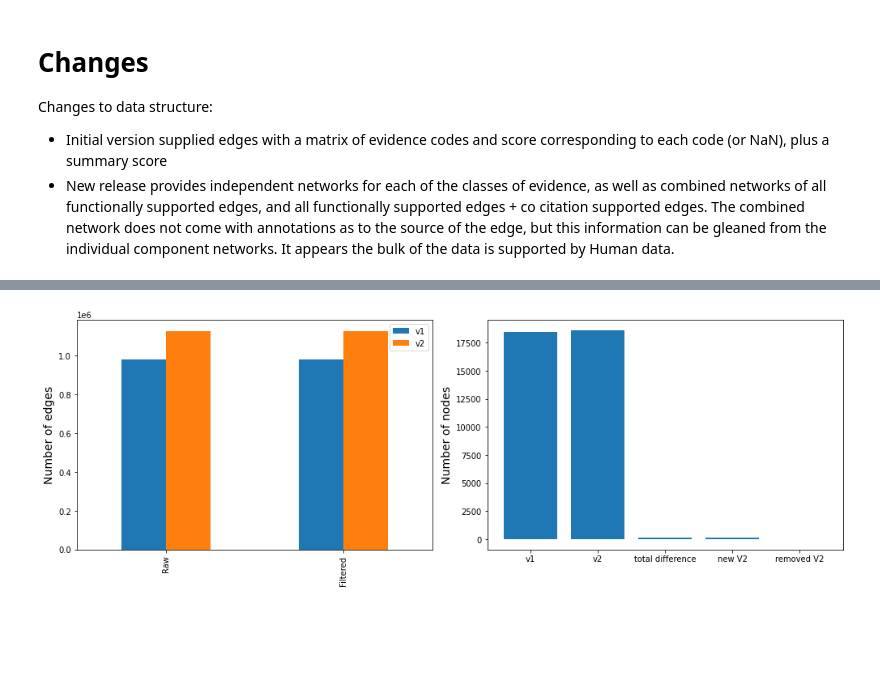
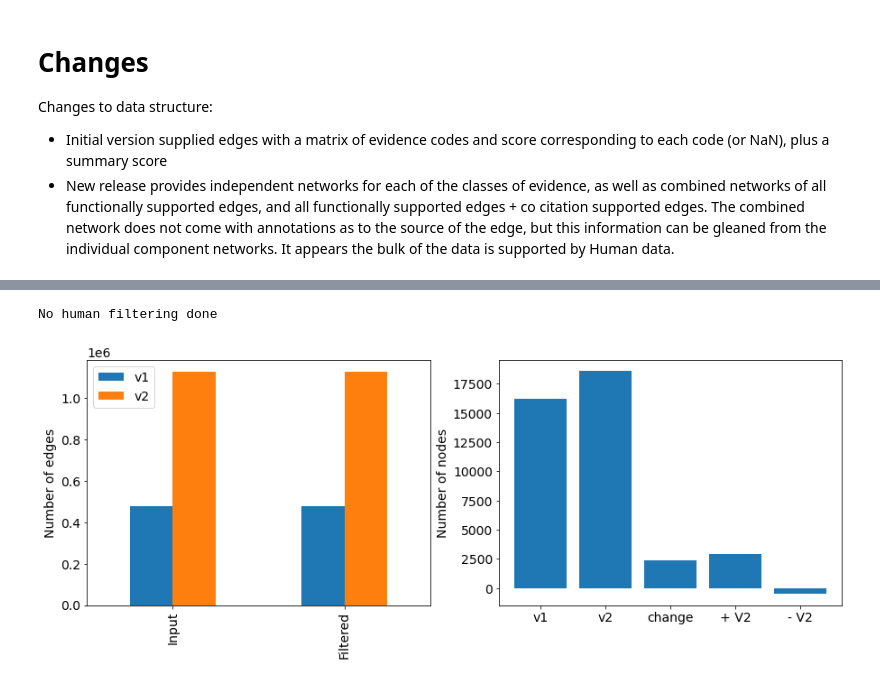
Before and after one commit to sarah-n-wright/Network_Evaluation_Tools, a Jupyter notebook: Network Processing Notebooks/HumanNet Processing.ipynb, the cells around one changed output, grey strips where cells are left out. Drawn from its saved outputs; the diff is of its cells as text; code cells hidden in the pictures; blank space fills up the shorter version.

Commit message:
Updated variables, symbols, plotting for HumanNet

```diff
--- a/Network Processing Notebooks/HumanNet Processing.ipynb
+++ b/Network Processing Notebooks/HumanNet Processing.ipynb
@@ -211,7 +163,7 @@ print(len(query_edgelist), "HumanNet Edges")
 # %% [markdown]
 ##  Convert genes from Entrez ID to HUGO Symbol
 # %%
-query_string, valid_genes, invalid_genes = gct.query_constructor(HumanNet_Raw_Genes)
+query_string, valid_genes, invalid_genes = gct.query_constructor(genes)
 # %% [output]
 16243 Valid Query Genes
 0 Invalid Query Genes
@@ -231,4 +183,6 @@ Batch query complete: 14.94 seconds
 16243 Matched query results
+# %%
+match_list = pd.DataFrame.from_dict(match_list)
 # %%
 match_table_trim, query_to_symbol, query_to_entrez = gct.construct_query_map_table(match_list, valid_genes)
 # %% [output]
@@ -242,5 +195,5 @@ Query mapping table/dictionary construction complete: 2.43 seconds
 # %%
 %%time
 # Convert weighted edge list
-HumanNet_edgelist_symbol = gct.convert_edgelist(query_edgelist, query_to_symbol, weighted=True)
+edgelist_symbol = gct.convert_edgelist(edgelist, query_to_symbol)
 # %% [output]
@@ -249,6 +202,6 @@ Wall time: 249 ms
 # %%
 # Filter converted edge list
-HumanNet_edgelist_symbol_filt = gct.filter_converted_edgelist(HumanNet_edgelist_symbol, weighted=True)
+edgelist_filt = gct.filter_converted_edgelist(edgelist_symbol, weight_col='IntNet')
 # %% [output]
 476399 input edges
 8 self-edges removed
@@ -312,5 +230,6 @@ fig, axes = summarize_changes("HumanNet", "","_FN")
-# %%
-# The XC network contains ~ 10% more edges, and a few new nodes
-fig, axes = summarize_changes("HumanNet", "_FN","_XC")
-# %% [output]
-[figure, removed]
+# %%
+# Compare original to XC
+dit.plot_changes_to_dataset(input_raw, input_raw_XC, edgelist_filt, edgelist_filt_XC)
+# %% [output]
+No human filtering done
+[figure, added]
```
Also changed, not shown: parts of 43 cells of this notebook.
